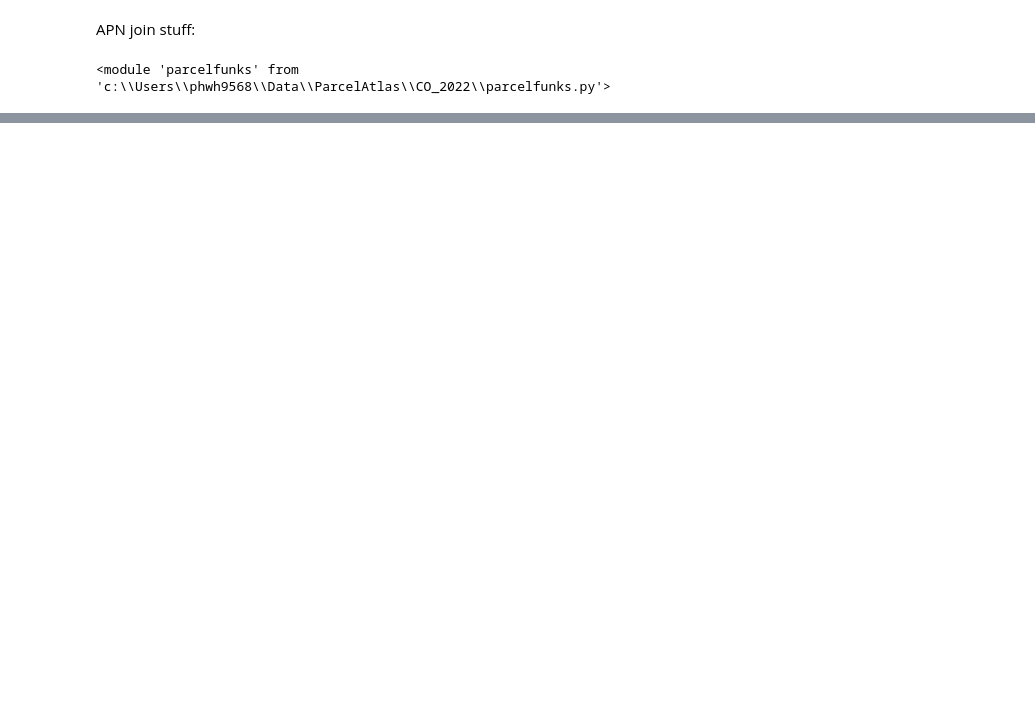
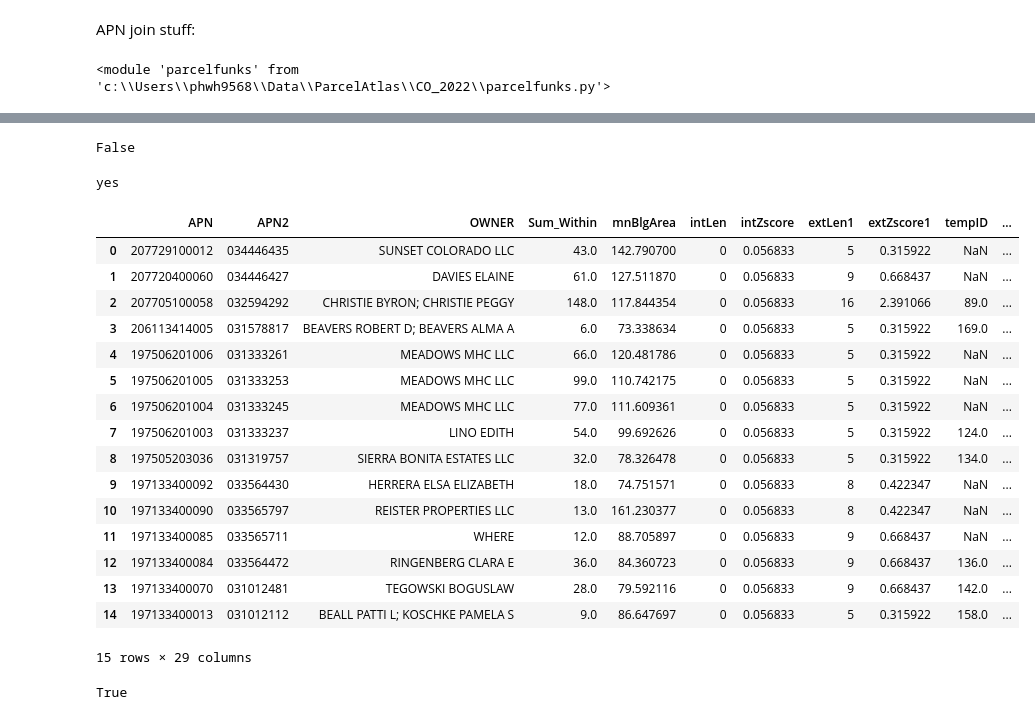
Before and after one commit to whitephil/parcel-mhp, a Jupyter notebook: building_ownership_chk.ipynb, the cells around one changed output, grey strips where cells are left out. Cells and saved outputs as stored; diff of their text form; code cells hidden in the pictures; blank space fills up the shorter version.

```diff
--- a/building_ownership_chk.ipynb
+++ b/building_ownership_chk.ipynb
@@ -226,0 +357,43 @@ Index(['APN', 'APN2', 'OWNER', 'Sum_Within', 'mnBlgArea', 'intLen',
+# %%
+piv = pd.pivot_table(apn_geo,index=['MH_APN','MH_units'], aggfunc={'Sum_Within':'sum', 'MH_prop_id':len}).reset_index()
+piv.rename({'Sum_Within':'Total_Blds', 'MH_prop_id':'MH_Parcel_Count'},axis=1, inplace=True)
+piv['BLD_UNIT_PERC'] = abs(100 - ((piv['MH_units']/piv['Total_Blds'])*100))
+piv['flag'] = np.where((piv['MH_Parcel_Count'] > 1) & (piv['BLD_UNIT_PERC'] > 15),1,0)
+apn_geo = pd.merge(apn_geo,piv[['MH_APN','MH_Parcel_Count','Total_Blds', 'BLD_UNIT_PERC', 'flag']],how='left', on='MH_APN')
+while 1.0 in apn_geo['flag'] == True:
+    apn_geo['rank'] = apn_geo.groupby('MH_APN')['distances'].rank(method='max')
+    apn_geo.drop(apn_geo[(apn_geo['flag']==True) & (apn_geo['MH_Parcel_Count'] == apn_geo['rank'])].index, inplace=True)
+    apn_geo.drop(columns={'MH_Parcel_Count', 'Total_Blds', 'BLD_UNIT_PERC', 'flag','rank'}, inplace=True)
+    piv = pd.pivot_table(apn_geo,index=['MH_APN','MH_units'], aggfunc={'Sum_Within':'sum', 'MH_prop_id':len}).reset_index()
+    piv.rename({'Sum_Within':'Total_Blds', 'MH_prop_id':'MH_Parcel_Count'},axis=1, inplace=True)
+    piv['BLD_UNIT_PERC'] = abs(100 - ((piv['MH_units']/piv['Total_Blds'])*100))
+    piv['flag'] = np.where((piv['MH_Parcel_Count'] > 1) & (piv['BLD_UNIT_PERC'] > 15),1,0)
+    apn_geo = pd.merge(apn_geo,piv[['MH_APN','MH_Parcel_Count','Total_Blds', 'BLD_UNIT_PERC', 'flag']],how='left', on='MH_APN')
+# %%
+apn_geo = apn_geo_parcels.sort_values(by=['APN','APN_JOIN'], ascending=False).drop_duplicates(subset=['APN'], keep='first')
+apn_geo.reset_index(inplace=True)
+apn_geo.drop(columns={'index'},inplace=True)
+# %%
+def unitCheck(phomes):
+    piv = pd.pivot_table(phomes,index=['MH_APN','MH_units'], aggfunc={'Sum_Within':'sum', 'MH_prop_id':len}).reset_index()
+    piv.rename({'Sum_Within':'Total_Blds', 'MH_prop_id':'MH_Parcel_Count'},axis=1, inplace=True)
+    piv['BLD_UNIT_MARGIN'] = abs(100 - ((piv['MH_units']/piv['Total_Blds'])*100))
+    piv['flag'] = np.where((piv['MH_Parcel_Count'] > 1) & (piv['BLD_UNIT_MARGIN'] > 15),1,0)
+    phomes = pd.merge(phomes,piv[['MH_APN','MH_Parcel_Count','Total_Blds', 'BLD_UNIT_MARGIN', 'flag']],how='left', on='MH_APN')
+    return phomes
+
+def rankNdrop(phomes):
+    phomes['rank'] = phomes.groupby('MH_APN')['distances'].rank(method='max')
+    phomes.drop(phomes[(phomes['flag']==True) & (phomes['MH_Parcel_Count'] == phomes['rank'])].index, inplace=True)
+    phomes.drop(columns={'MH_Parcel_Count', 'Total_Blds', 'BLD_UNIT_MARGIN', 'flag','rank'}, inplace=True)
+    return(phomes)
+
+def unitFilter(phomes):
+    phomes = unitCheck(phomes)
+    while 1 in phomes['flag'].values:
+        phomes = rankNdrop(phomes)
+        phomes = unitCheck(phomes)
+    phomes.drop(columns={'flag'}, inplace=True)
+    return(phomes)
+# %%
+apn_geo = unitFilter(apn_geo)
@@ -226,0 +419,33 @@ Index(['APN', 'APN2', 'OWNER', 'Sum_Within', 'mnBlgArea', 'intLen',
+# %%
+2 in apn_geo['flag'].values
+# %% [output]
+False
+# %%
+if x ==True:
+    print('yes')
+# %% [output]
+yes
+# %%
+apn_geo
+# %% [output]
+|  | APN | APN2 | OWNER | Sum_Within | mnBlgArea | intLen | intZscore | extLen1 | extZscore1 | tempID | ... |
+| 0 | 207729100012 | 034446435 | SUNSET COLORADO LLC | 43.0 | 142.790700 | 0 | 0.056833 | 5 | 0.315922 | NaN | ... |
+| 1 | 207720400060 | 034446427 | DAVIES ELAINE | 61.0 | 127.511870 | 0 | 0.056833 | 9 | 0.668437 | NaN | ... |
+| 2 | 207705100058 | 032594292 | CHRISTIE BYRON; CHRISTIE PEGGY | 148.0 | 117.844354 | 0 | 0.056833 | 16 | 2.391066 | 89.0 | ... |
+| 3 | 206113414005 | 031578817 | BEAVERS ROBERT D; BEAVERS ALMA A | 6.0 | 73.338634 | 0 | 0.056833 | 5 | 0.315922 | 169.0 | ... |
+| 4 | 197506201006 | 031333261 | MEADOWS MHC LLC | 66.0 | 120.481786 | 0 | 0.056833 | 5 | 0.315922 | NaN | ... |
+| 5 | 197506201005 | 031333253 | MEADOWS MHC LLC | 99.0 | 110.742175 | 0 | 0.056833 | 5 | 0.315922 | NaN | ... |
+| 6 | 197506201004 | 031333245 | MEADOWS MHC LLC | 77.0 | 111.609361 | 0 | 0.056833 | 5 | 0.315922 | NaN | ... |
+| 7 | 197506201003 | 031333237 | LINO EDITH | 54.0 | 99.692626 | 0 | 0.056833 | 5 | 0.315922 | 124.0 | ... |
+| 8 | 197505203036 | 031319757 | SIERRA BONITA ESTATES LLC | 32.0 | 78.326478 | 0 | 0.056833 | 5 | 0.315922 | 134.0 | ... |
+| 9 | 197133400092 | 033564430 | HERRERA ELSA ELIZABETH | 18.0 | 74.751571 | 0 | 0.056833 | 8 | 0.422347 | NaN | ... |
+| 10 | 197133400090 | 033565797 | REISTER PROPERTIES LLC | 13.0 | 161.230377 | 0 | 0.056833 | 8 | 0.422347 | NaN | ... |
+| 11 | 197133400085 | 033565711 | WHERE | 12.0 | 88.705897 | 0 | 0.056833 | 9 | 0.668437 | NaN | ... |
+| 12 | 197133400084 | 033564472 | RINGENBERG CLARA E | 36.0 | 84.360723 | 0 | 0.056833 | 9 | 0.668437 | 136.0 | ... |
+| 13 | 197133400070 | 031012481 | TEGOWSKI BOGUSLAW | 28.0 | 79.592116 | 0 | 0.056833 | 9 | 0.668437 | 142.0 | ... |
+| 14 | 197133400013 | 031012112 | BEALL PATTI L; KOSCHKE PAMELA S | 9.0 | 86.647697 | 0 | 0.056833 | 5 | 0.315922 | 158.0 | ... |
+15 rows × 29 columns
+# %%
+1.0 in apn_geo['flag']
+# %% [output]
+True
```
Also changed, not shown: parts of 55 cells of this notebook, 2 other files.
